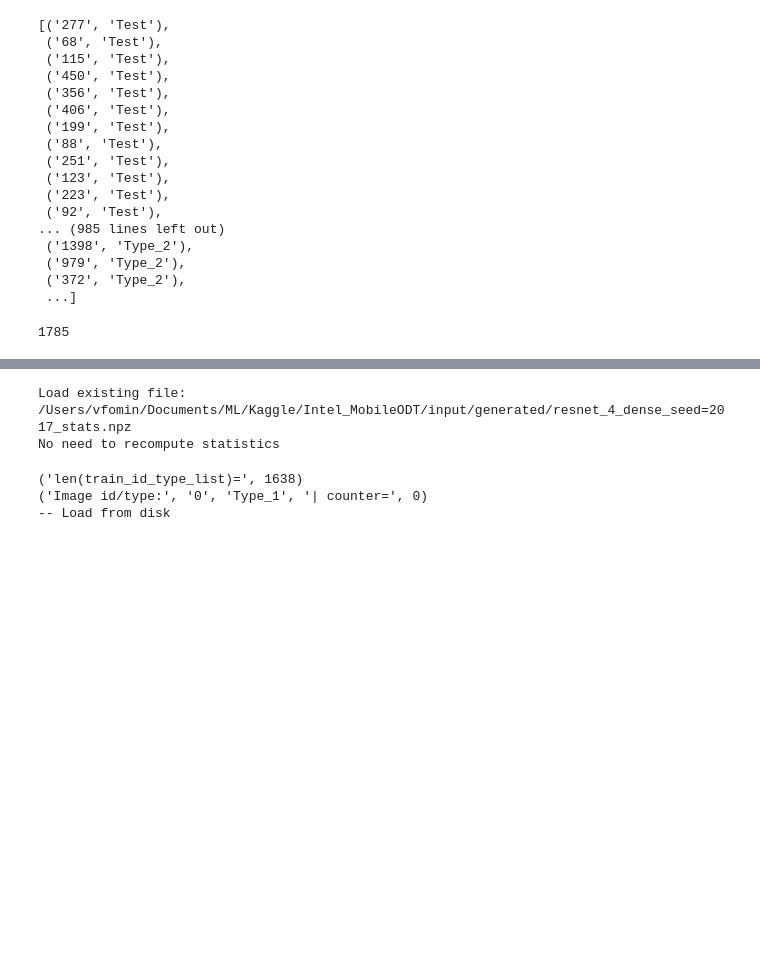
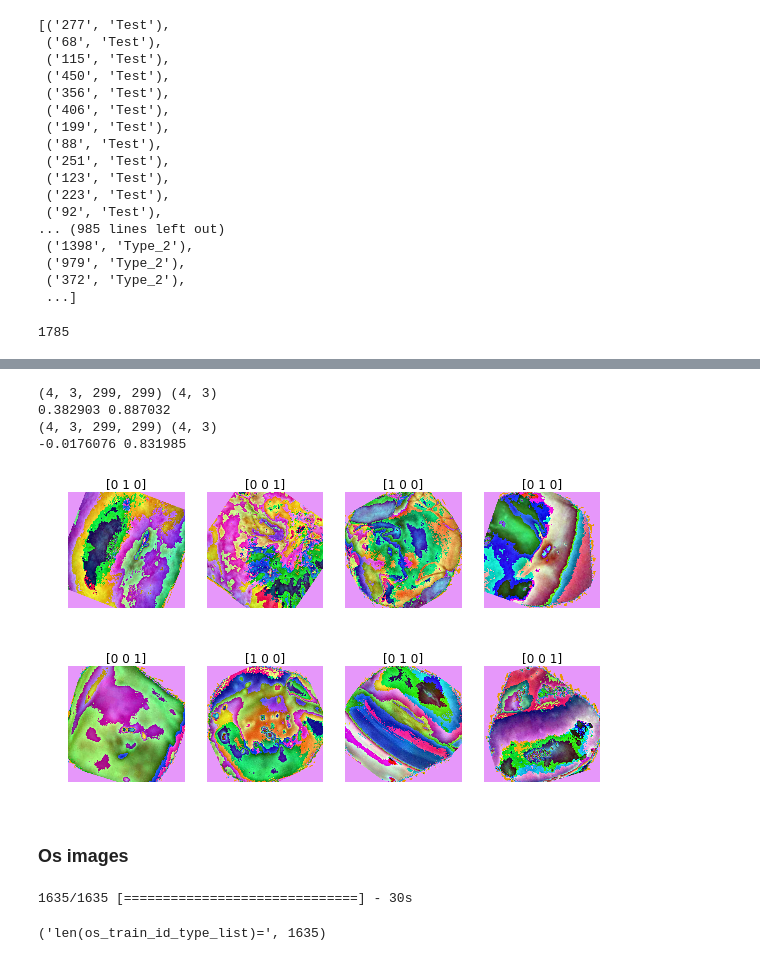
Before and after one commit to vfdev-5/Intel_MobileODT, a Jupyter notebook: notebooks/check_data_iterators.ipynb, the cells around one changed output, grey strips where cells are left out. Saved outputs shown, nothing was run; the diff lists cells and outputs as text; code cells hidden in the pictures; blank space fills up the shorter version.

```diff
--- a/notebooks/check_data_iterators.ipynb
+++ b/notebooks/check_data_iterators.ipynb
@@ -328,3 +432,30 @@ from training_utils import random_rgb_to_green
+# %%
+loop_max_counter = 2
+for x, y in flow:
+    print x.shape, y.shape
+    print x.mean(), x.std()
+    n = 4
+    for counter in range(batch_size):
+        if counter % n == 0:
+            plt.figure(figsize=(12, 4))
+        plt.subplot(1, n, counter % n + 1)
+        #plt.imshow(scale_percentile(x[counter, :, :, :].transpose([1, 2, 0])))
+        plt.imshow(x[counter, :, :, :].transpose([1, 2, 0]))
+        plt.title("{}".format(y[counter]))
+        plt.axis('off')
+
+    loop_max_counter -= 1
+    if loop_max_counter == 0:
+        break
+# %% [output]
+(4, 3, 299, 299) (4, 3)
+0.382903 0.887032
+(4, 3, 299, 299) (4, 3)
+-0.0176076 0.831985
+[figure, added]
+[figure, added]
+# %% [markdown]
+### Os images
 # %%
 train_gen = ImageDataGenerator(pipeline=('random_transform', random_rgb_to_green, 'standardize'),
                                featurewise_center=True,
@@ -342,16 +476,19 @@ val_gen = ImageDataGenerator(rotation_range=90.,
                              vertical_flip=True,
                              fill_mode='constant')
 # %%
-train_gen.fit(xy_provider(train_id_type_list,
+train_gen.fit(xy_provider(os_train_id_type_list,
                           test_mode=True,
-                          verbose=1),
-              len(train_id_type_list),
+                          verbose=0),
+              len(os_train_id_type_list),
               augment=True,
               save_to_dir=GENERATED_DATA,
-              save_prefix='resnet_4_dense_seed=2017',
+              save_prefix='check_os',
               batch_size=4,
+              seed=seed,
               verbose=1)
+
+val_gen.mean = train_gen.mean
+val_gen.std = train_gen.std
 # %% [output]
-Load existing file: /Users/vfomin/Documents/ML/Kaggle/Intel_MobileODT/input/generated/resnet_4_dense_seed=2017_stats.npz
-No need to recompute statistics
+1635/1635 [==============================] - 30s
 # %%
@@ -359,14 +496,13 @@ cache = DataCache(1500)
 # %%
 batch_size = 4
-print("len(train_id_type_list)=", len(train_id_type_list))
-flow = train_gen.flow(xy_provider(train_id_type_list,
+print("len(os_train_id_type_list)=", len(os_train_id_type_list))
+flow = train_gen.flow(xy_provider(os_train_id_type_list,
                                   cache=cache,
-                                  verbose=1),
+                                  verbose=0),
                       # Ensure that all batches have the same size
-                      (len(train_id_type_list) // batch_size) * batch_size,
+                      (len(os_train_id_type_list) // batch_size) * batch_size,
+                      seed=seed,
                       batch_size=batch_size)
 # %% [output]
-('len(train_id_type_list)=', 1638)
-('Image id/type:', '0', 'Type_1', '| counter=', 0)
--- Load from disk
+('len(os_train_id_type_list)=', 1635)
 # %%
```
Also changed, not shown: parts of 29 cells of this notebook, 26 other files.
